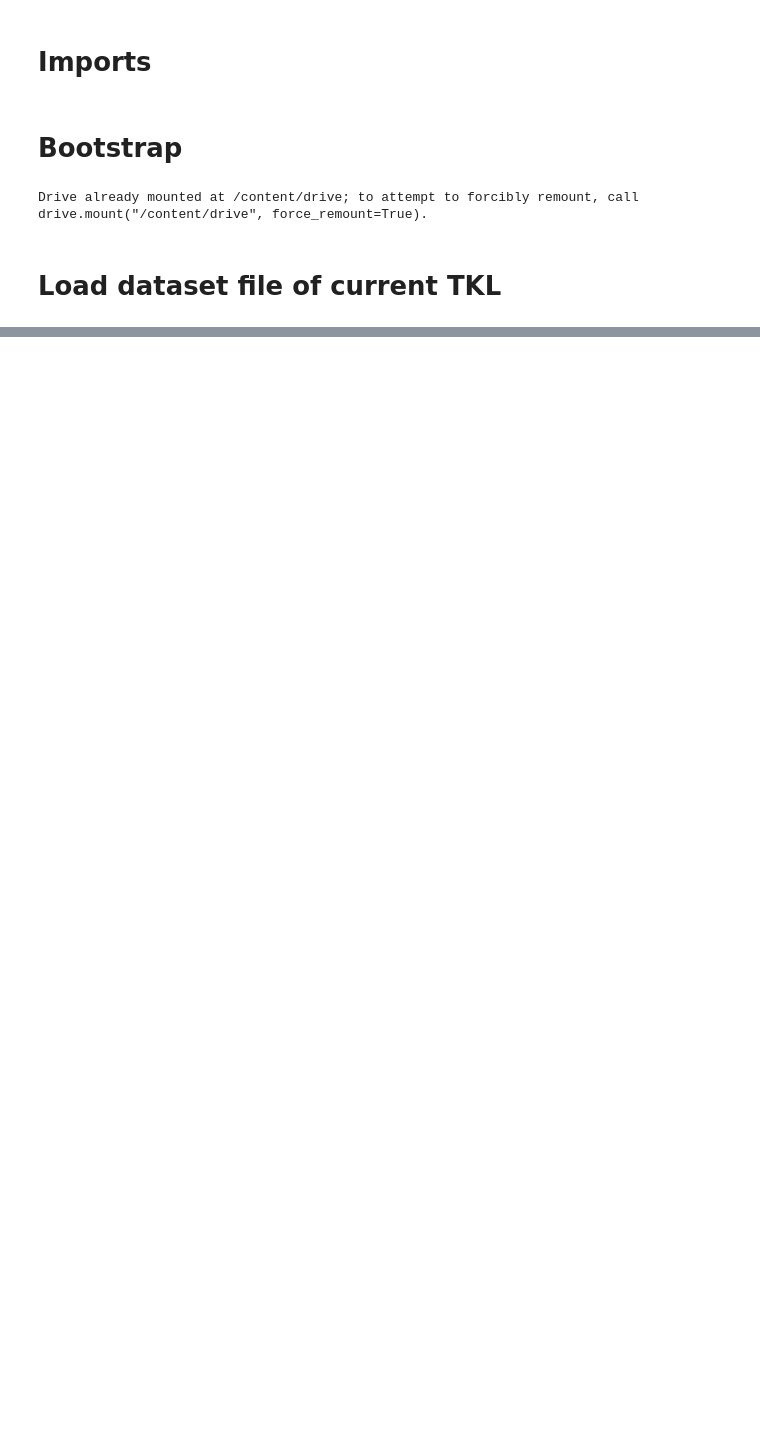
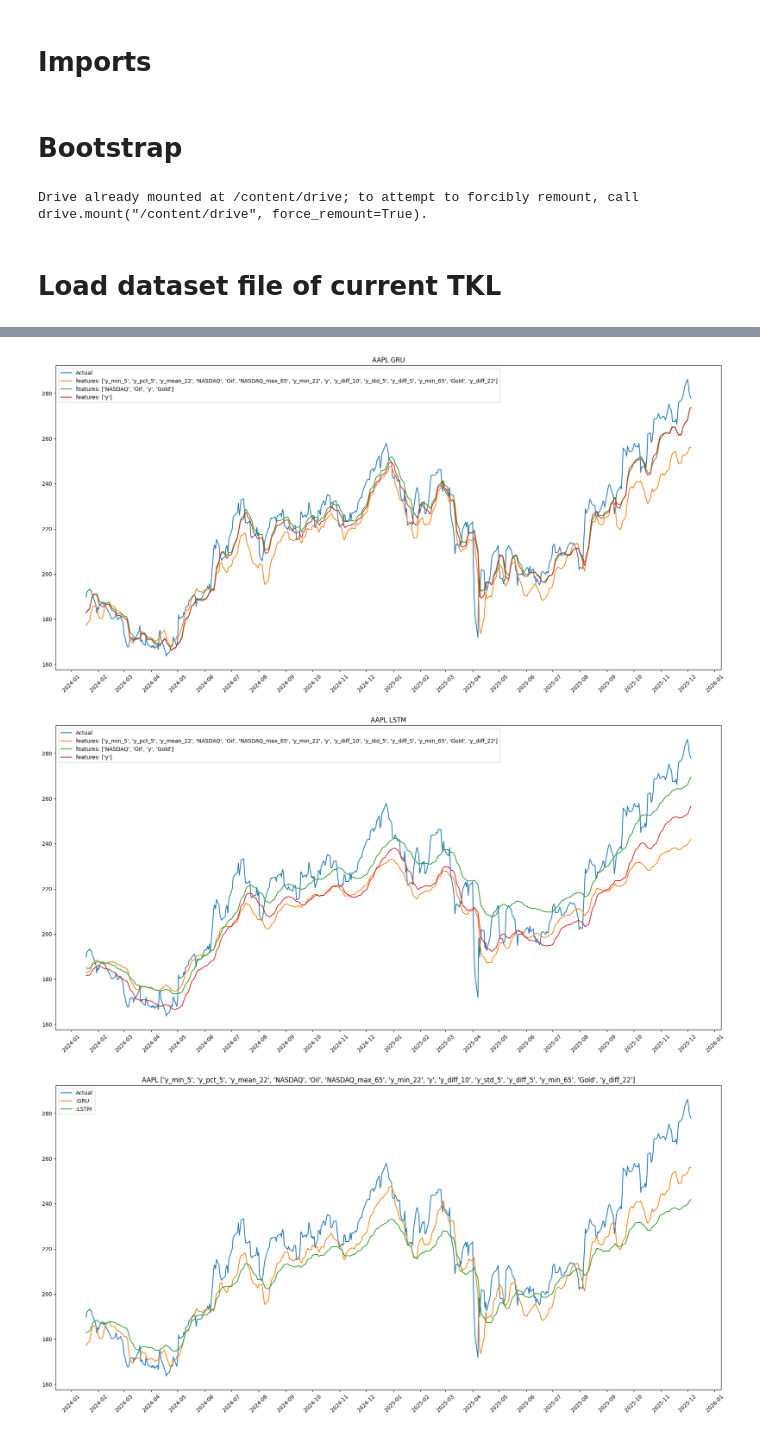
Before and after one commit to GuyRayOv/Stocks, a Jupyter notebook: notebooks/stocks_parallel_lstm_cnn.ipynb, the cells around one changed output, grey strips where cells are left out. Saved outputs shown, nothing was run; the diff lists cells and outputs as text; code cells hidden in the pictures; blank space fills up the shorter version.

```diff
--- a/notebooks/stocks_parallel_lstm_cnn.ipynb
+++ b/notebooks/stocks_parallel_lstm_cnn.ipynb
@@ -334,12 +145,0 @@ Epoch 20/20
-# %%
-for X_cols in [X_cols_full, X_cols_exho, X_cols_tkl]:
-
-  if X_cols == X_cols_full: X_features = f"Selected TS features by XGB based on {project_config['TKL']} price and Exhogen indexes"
-  if X_cols == X_cols_exho: X_features = f"{project_config['TKL']} price + Exhogen indexes"
-  if X_cols == X_cols_tkl: X_features = f"{project_config['TKL']} price"
-
-  for model in ['LSTM', 'GRU']:
-
-    X, y, X_train, X_test, y_train, y_test, dates_test = make_datasets(df, X_cols, y_col, LOOK_BACK_DAYS)
-    unscaled_prediction, unscaled_y_test, dates_test = train_predict(X, y, X_train, X_test, y_train, y_test, dates_test, model=model, epochs=20, batch_size=32)
-    plot_results(unscaled_prediction, unscaled_y_test, dates_test, x_features=X_features, model=model)
@@ -427,0 +146,29 @@ for X_cols in [X_cols_full, X_cols_exho, X_cols_tkl]:
+# %%
+from sklearn.metrics import mean_absolute_error
+from sklearn.metrics import r2_score
+
+results_df = pd.DataFrame(columns=[ "model_name", "X_cols",  "prediction", "mae", "r2", "model" ])
+
+for X_cols in [X_cols_full, X_cols_exho, X_cols_tkl]:
+
+  X_train, X_test, y_train, y_test, dates_test = make_datasets(df, X_cols, y_col)
+
+  unscaled_prediction, unscaled_y_test, model = train_predict(X_train, X_test, y_train, y_test, model_name="GRU", epochs=20, batch_size=32)
+  results_df.loc[len(results_df)] = {
+    "model_name": "GRU",
+    "X_cols": X_cols,
+    "prediction": unscaled_prediction,
+    "mae": mean_absolute_error(unscaled_y_test, unscaled_prediction),
+    "r2": r2_score(unscaled_y_test, unscaled_prediction),
+    "model": model
+  }
+
+  unscaled_prediction, unscaled_y_test, model = train_predict(X_train, X_test, y_train, y_test, model_name="LSTM", epochs=20, batch_size=32)
+  results_df.loc[len(results_df)] = {
+    "model_name": "LSTM",
+    "X_cols": X_cols,
+    "prediction": unscaled_prediction,
+    "mae": mean_absolute_error(unscaled_y_test, unscaled_prediction),
+    "r2": r2_score(unscaled_y_test, unscaled_prediction),
+    "model": model
+  }
@@ -427,0 +258,6 @@ for X_cols in [X_cols_full, X_cols_exho, X_cols_tkl]:
+# %%
+plot_results(results_df)
+# %% [output]
+[figure, added]
+[figure, added]
+[figure, added]
```
Also changed, not shown: parts of 22 cells of this notebook.
